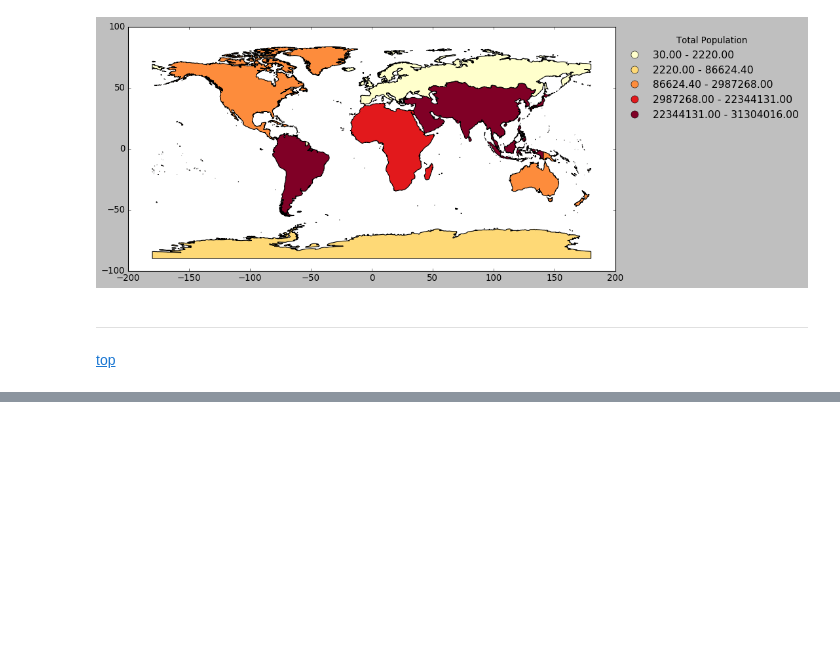
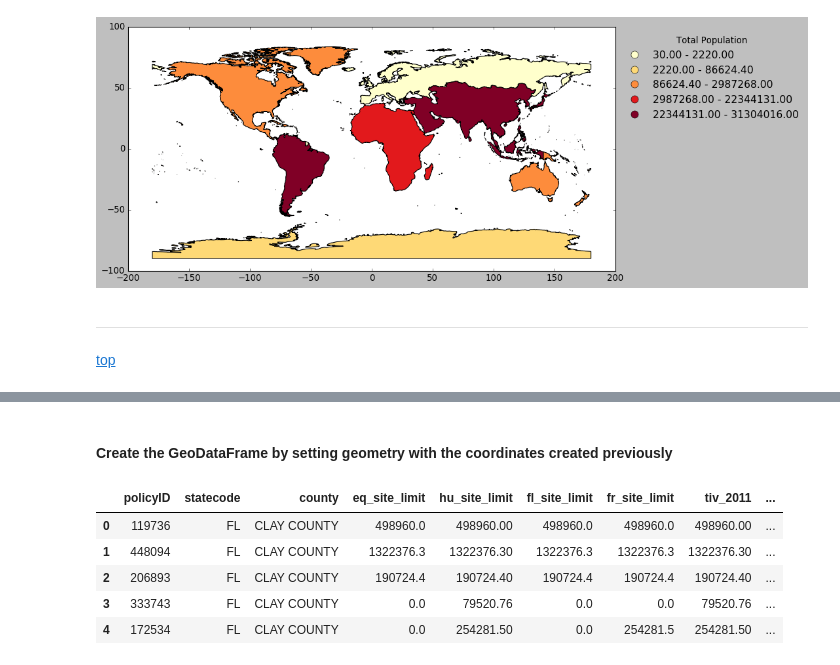
Before and after one commit to MarkCruse/python-jupyter-notebooks, a Jupyter notebook: geopandas-101.ipynb, the cells around one changed output, grey strips where cells are left out. Cells and saved outputs as stored; diff of their text form; code cells hidden in the pictures; blank space fills up the shorter version.

```diff
--- a/geopandas-101.ipynb
+++ b/geopandas-101.ipynb
@@ -668,0 +700,2 @@ continents.plot(ax=ax, column = 'POP_EST', scheme='quantiles', cmap='YlOrRd', al
+# %%
+df['Coordinates'] = list(zip(df.point_longitude, df.point_latitude))
@@ -668,0 +716,13 @@ continents.plot(ax=ax, column = 'POP_EST', scheme='quantiles', cmap='YlOrRd', al
+# %% [markdown]
+<a id='CreateGeoDataFrame'></a>
+#### Create the GeoDataFrame by setting geometry with the coordinates created previously
+# %%
+gdf = gpd.GeoDataFrame(df, geometry='Coordinates')
+gdf.head()
+# %% [output]
+|  | policyID | statecode | county | eq_site_limit | hu_site_limit | fl_site_limit | fr_site_limit | tiv_2011 | ... |
+| 0 | 119736 | FL | CLAY COUNTY | 498960.0 | 498960.00 | 498960.0 | 498960.0 | 498960.00 | ... |
+| 1 | 448094 | FL | CLAY COUNTY | 1322376.3 | 1322376.30 | 1322376.3 | 1322376.3 | 1322376.30 | ... |
+| 2 | 206893 | FL | CLAY COUNTY | 190724.4 | 190724.40 | 190724.4 | 190724.4 | 190724.40 | ... |
+| 3 | 333743 | FL | CLAY COUNTY | 0.0 | 79520.76 | 0.0 | 0.0 | 79520.76 | ... |
+| 4 | 172534 | FL | CLAY COUNTY | 0.0 | 254281.50 | 0.0 | 254281.5 | 254281.50 | ... |
```
Also changed, not shown: parts of 17 cells of this notebook, 1 other file.
